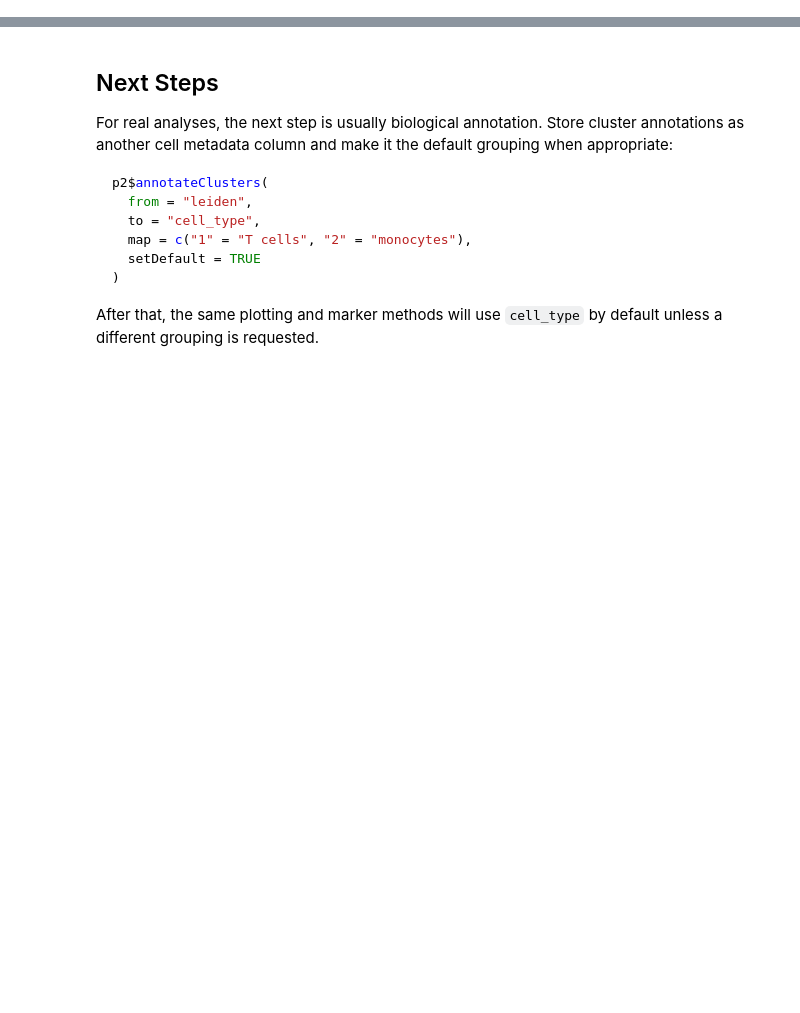
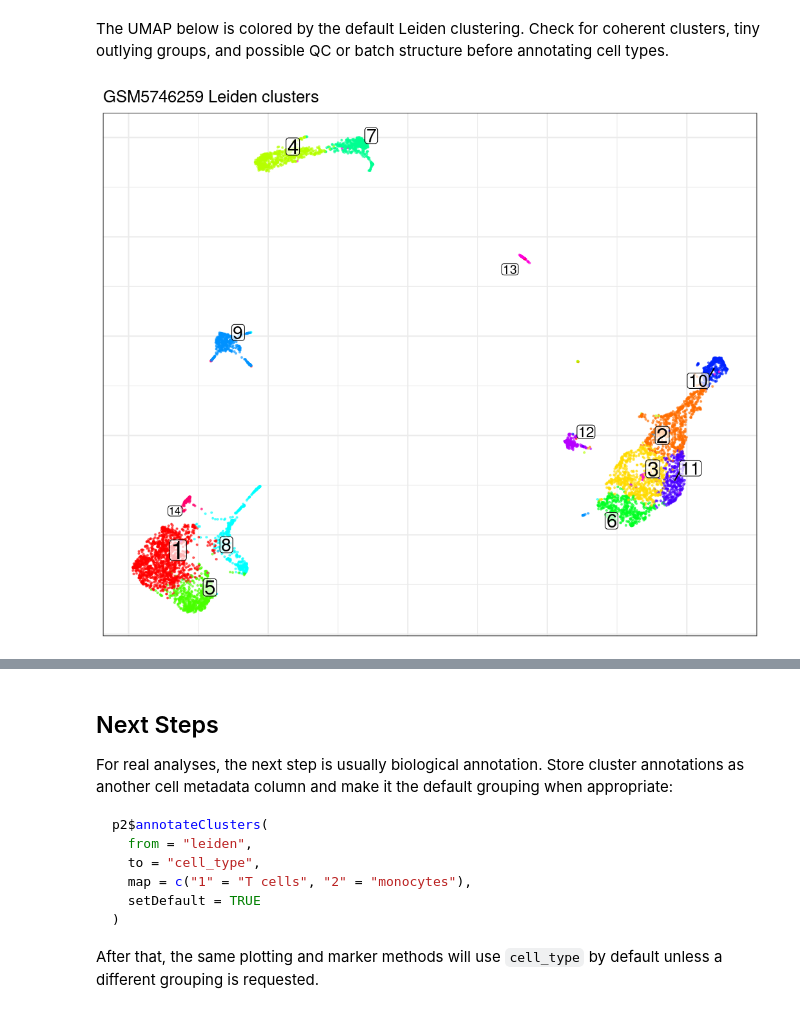
Before and after one commit to kharchenkolab/pagoda2, a Jupyter notebook: doc/pagoda2.1-single-dataset.ipynb, the cells around one changed output, grey strips where cells are left out. Saved outputs shown, nothing was run; the diff lists cells and outputs as text; code cells hidden in the pictures; blank space fills up the shorter version.

```diff
--- a/doc/pagoda2.1-single-dataset.ipynb
+++ b/doc/pagoda2.1-single-dataset.ipynb
@@ -220,0 +137,13 @@ p2$plotMarkerHeatmap(
+# %% [markdown]
+The UMAP below is colored by the default Leiden clustering. Check for
+coherent clusters, tiny outlying groups, and possible QC or batch
+structure before annotating cell types.
+# %%
+p2$plotEmbedding(
+  mark.groups = TRUE,
+  size = 0.35,
+  alpha = 0.55,
+  title = "GSM5746259 Leiden clusters"
+)
+# %% [output]
+[figure, added]
```
Also changed, not shown: parts of 44 cells of this notebook, 2 other files.
